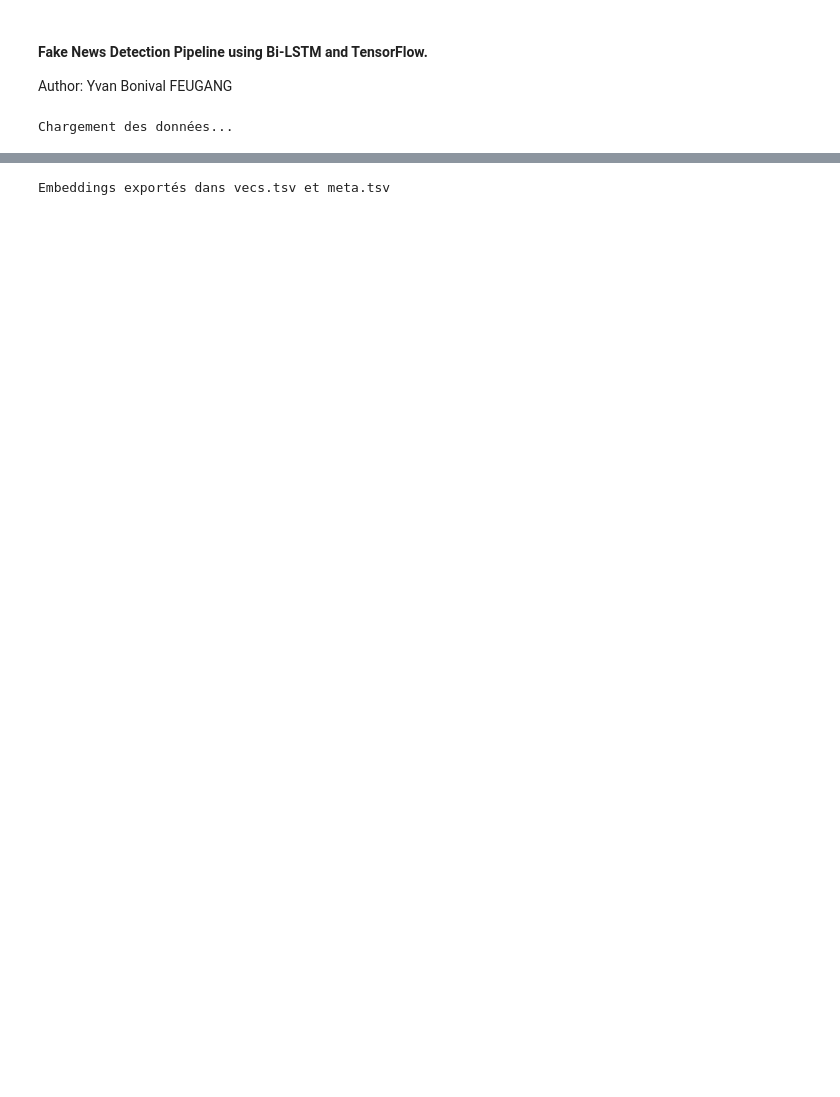
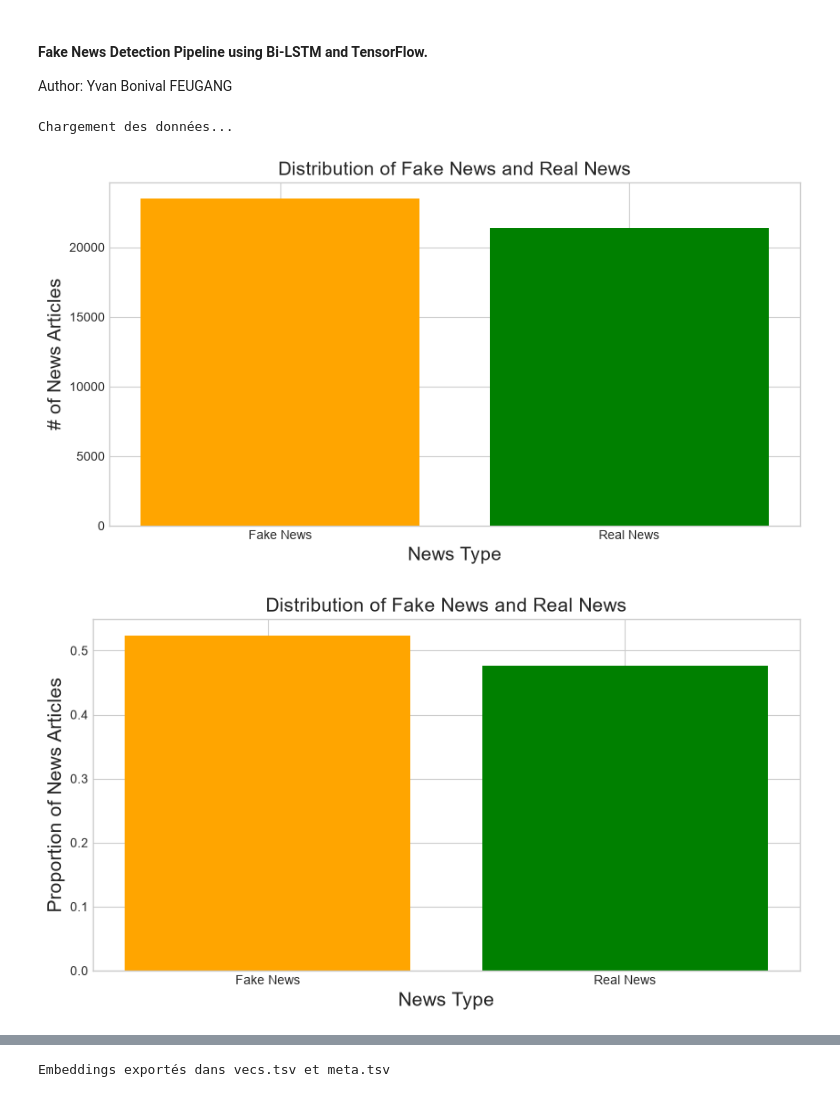
Before and after one commit to bonivalyvan/Fake-news-dectection-using-Recurrent-Neral-Network, a Jupyter notebook: project.ipynb, the cells around one changed output, grey strips where cells are left out. Drawn from its saved outputs; the diff is of its cells as text; code cells hidden in the pictures; blank space fills up the shorter version.

```diff
--- a/project.ipynb
+++ b/project.ipynb
@@ -45,33 +45,51 @@ def load_and_preprocess_data(fake_path: str = "Fake.csv", true_path: str = "True
     df["full_text"] = df["title"].fillna("") + " " + df["text"].fillna("")
 
     # Suppression des colonnes non généralisables
     df = df[["full_text", "class"]].dropna()
+
+    # Visaualisation of the distribution of fake and real news
+    plt.figure(figsize=(10, 5))
+    plt.bar('Fake News', len(fake_df), color='orange')
+    plt.bar('Real News', len(true_df), color='green')
+    plt.title('Distribution of Fake News and Real News', size=15)
+    plt.xlabel('News Type', size=15)
+    plt.ylabel('# of News Articles', size=15)
+
+    total_len = len(fake_df) + len(true_df)
+    plt.figure(figsize=(10, 5))
+    plt.bar('Fake News', len(fake_df) / total_len, color='orange')
+    plt.bar('Real News', len(true_df) / total_len, color='green')
+    plt.title('Distribution of Fake News and Real News', size=15)
+    plt.xlabel('News Type', size=15)
+    plt.ylabel('Proportion of News Articles', size=15)
     return df
 
 
 def clean_text(text: str) -> str:
     """Nettoyage regex rapide du texte brut."""
     text = text.lower()
     text = re.sub(r"https?://\S+|www\.\S+", " ", text)
     text = re.sub(r"[^\w\s]", " ", text)
     text = re.sub(r"\s+", " ", text).strip()
     return text
 
 
 print("Chargement des données...")
 df = load_and_preprocess_data()
 df["full_text"] = df["full_text"].apply(clean_text)
 
 # Partitionnement Train / Test
 X_train, X_test, y_train, y_test = train_test_split(
     df["full_text"].values,
     df["class"].values,
     test_size=0.20,
     random_state=RANDOM_STATE,
     stratify=df["class"].values,
 )
 # %% [output]
 Chargement des données...
+[figure, added]
+[figure, added]
 # %%
 # 2. Vectorisation du Texte (Keras)
 
```
Also changed, not shown: parts of 4 cells of this notebook, 3 other files.
